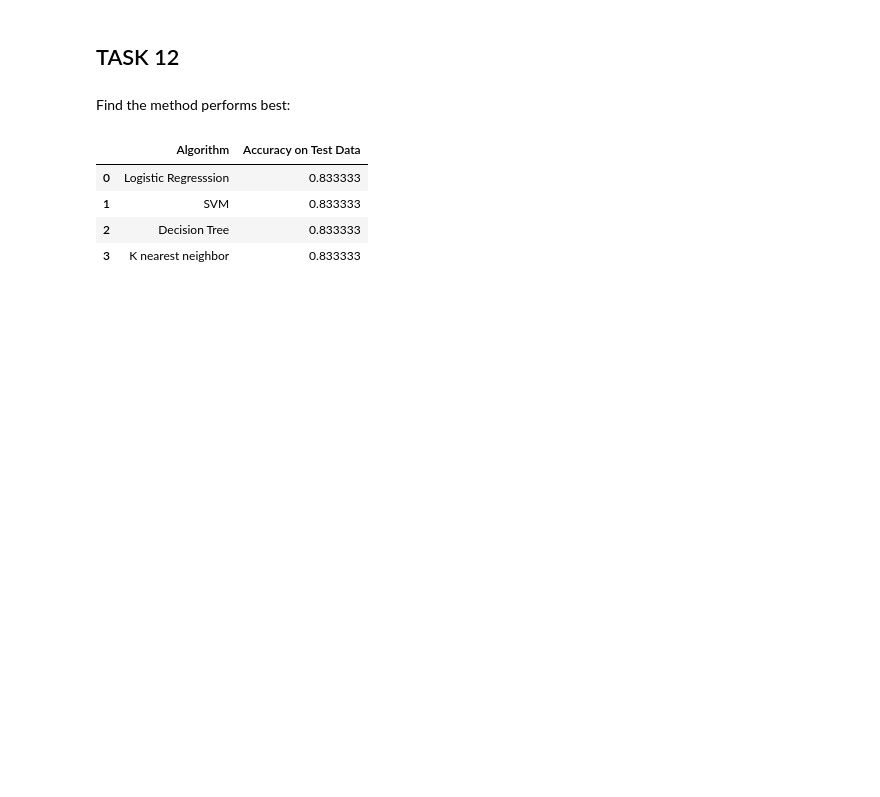
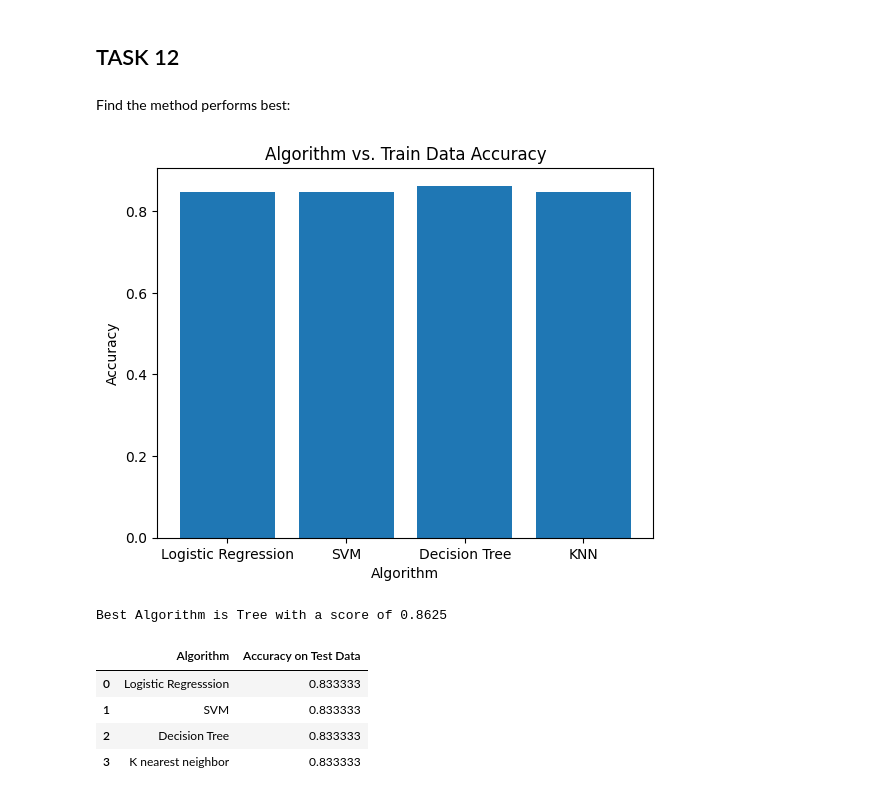
Before and after one commit to my3amarnath/SpaceX-Falcon-9-first-stage-Landing-Prediction, a Jupyter notebook: SpaceX Machine Learning Prediction.ipynb, the cells around one changed output. Saved outputs shown, nothing was run; the diff lists cells and outputs as text; code cells hidden in the pictures; blank space fills up the shorter version.

```diff
--- a/SpaceX Machine Learning Prediction.ipynb
+++ b/SpaceX Machine Learning Prediction.ipynb
@@ -277,7 +277,7 @@ parameters = {'criterion': ['gini', 'entropy'],
 
 tree = DecisionTreeClassifier()
 # %%
-tree_cv = GridSearchCV(tree, param_grid=parameters, cv = 10)# Grid Search Object with cross validation of 10
+tree_cv = GridSearchCV(tree, param_grid=parameters, cv = 10, scoring='accuracy')# Grid Search Object with cross validation of 10
 tree_cv.fit(X_train, Y_train)
 # %% [output]
 3240 fits failed out of a total of 6480.
@@ -370,6 +371,28 @@ plot_confusion_matrix(Y_test,yhat)
 ## TASK  12
 # %% [markdown]
 Find the method performs best:
+# %%
+algo_scores = {'Logistic Regression': logreg_cv.best_score_, 'SVM': svm_cv.best_score_, 'Decision Tree': tree_cv.best_score_, 'KNN': knn_cv.best_score_}
+algo_params = {'Logistic Regression': logreg_cv.best_params_, 'SVM': svm_cv.best_params_, 'Decision Tree': tree_cv.best_params_, 'KNN': knn_cv.best_params_}
+
+best_algo = max(algo_scores, key=algo_scores.get)
+
+names=list(algo_scores.keys())
+values=list(algo_scores.values())
+
+plt.bar(range(len(algo_scores)), values, tick_label=names)
+plt.ylabel("Accuracy")
+plt.xlabel("Algorithm")
+plt.title('Algorithm vs. Train Data Accuracy')
+plt.show()
+# %% [output]
+[figure, added]
+# %%
+algorithms = {'KNN':knn_cv.best_score_,'Tree':tree_cv.best_score_,'LogisticRegression':logreg_cv.best_score_,'SVM':svm_cv.best_score_}
+bestalgorithm = max(algorithms, key=algorithms.get)
+print('Best Algorithm is',bestalgorithm,'with a score of',algorithms[bestalgorithm])
+# %% [output]
+Best Algorithm is Tree with a score of 0.8625
 # %%
 Report = {"Algorithm": ["Logistic Regresssion","SVM","Decision Tree","K nearest neighbor"],
           "Accuracy on Test Data": [accuracy_logistic, accuracy_svm, accuracy_Decisiontree, accuracy_KNN]}
```
Also changed, not shown: parts of 5 cells of this notebook.
